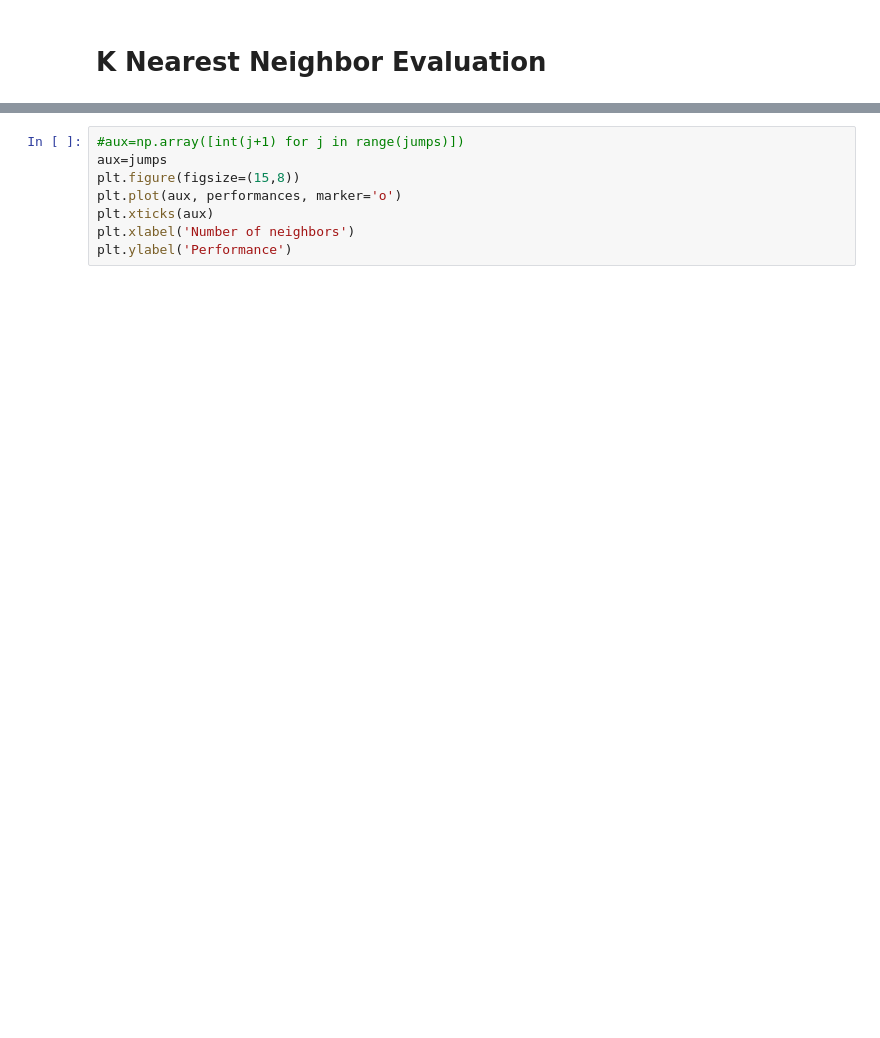
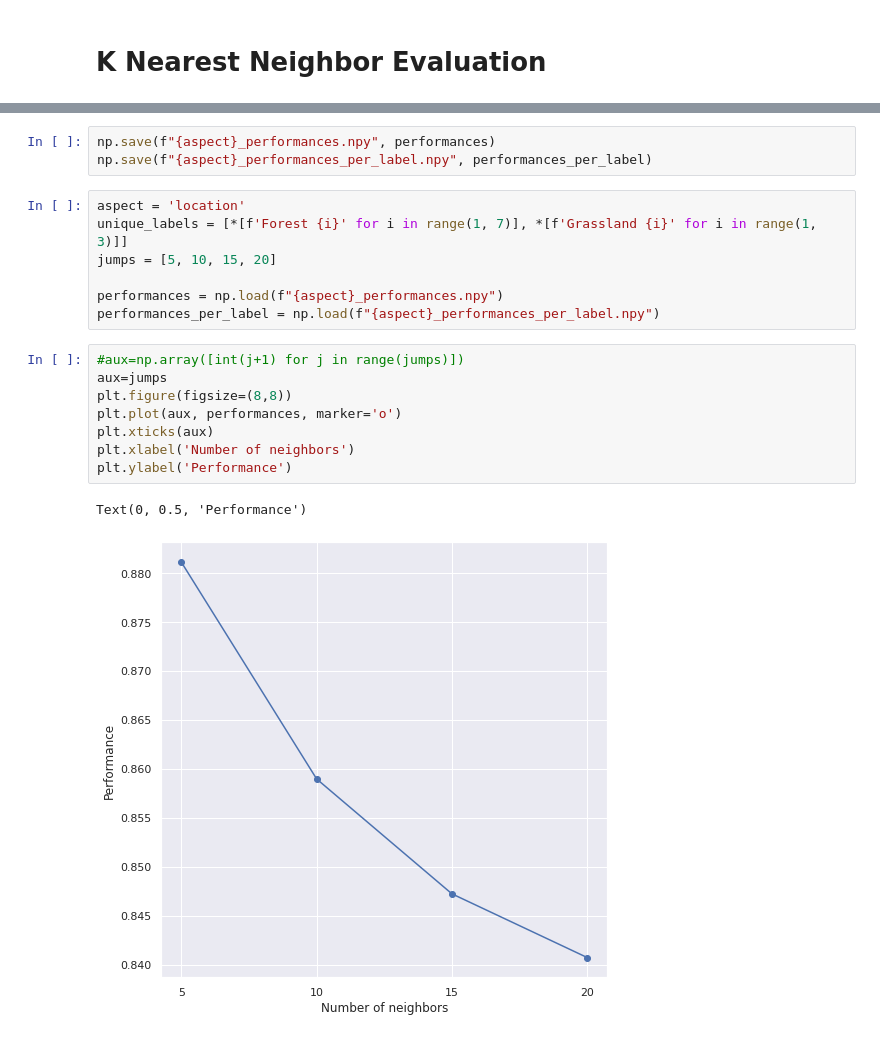
Before and after one commit to rajanisamir/Soundscape_analysis, a Jupyter notebook: Post_Processing/K Nearest Neighbor Evaluation.ipynb, the cells around one changed output, grey strips where cells are left out. Cells and saved outputs as stored; diff of their text form; blank space fills up the shorter version.

```diff
--- a/Post_Processing/K Nearest Neighbor Evaluation.ipynb
+++ b/Post_Processing/K Nearest Neighbor Evaluation.ipynb
@@ -155,13 +194,26 @@ for n in tqdm(jumps):
 
 performances=np.array(performances)
 performances_per_label=np.array(performances_per_label)
+# %%
+np.save(f"{aspect}_performances.npy", performances)
+np.save(f"{aspect}_performances_per_label.npy", performances_per_label)
+# %%
+aspect = 'location'
+unique_labels = [*[f'Forest {i}' for i in range(1, 7)], *[f'Grassland {i}' for i in range(1, 3)]]
+jumps = [5, 10, 15, 20]
+
+performances = np.load(f"{aspect}_performances.npy")
+performances_per_label = np.load(f"{aspect}_performances_per_label.npy")
 # %%
 #aux=np.array([int(j+1) for j in range(jumps)])
 aux=jumps
-plt.figure(figsize=(15,8))
+plt.figure(figsize=(8,8))
 plt.plot(aux, performances, marker='o')
 plt.xticks(aux)
 plt.xlabel('Number of neighbors')
 plt.ylabel('Performance')
+# %% [output]
+Text(0, 0.5, 'Performance')
+[figure, added]
 # %%
 # sns.set(font_scale=20)
```
Also changed, not shown: parts of 18 cells of this notebook, 29 other files.
